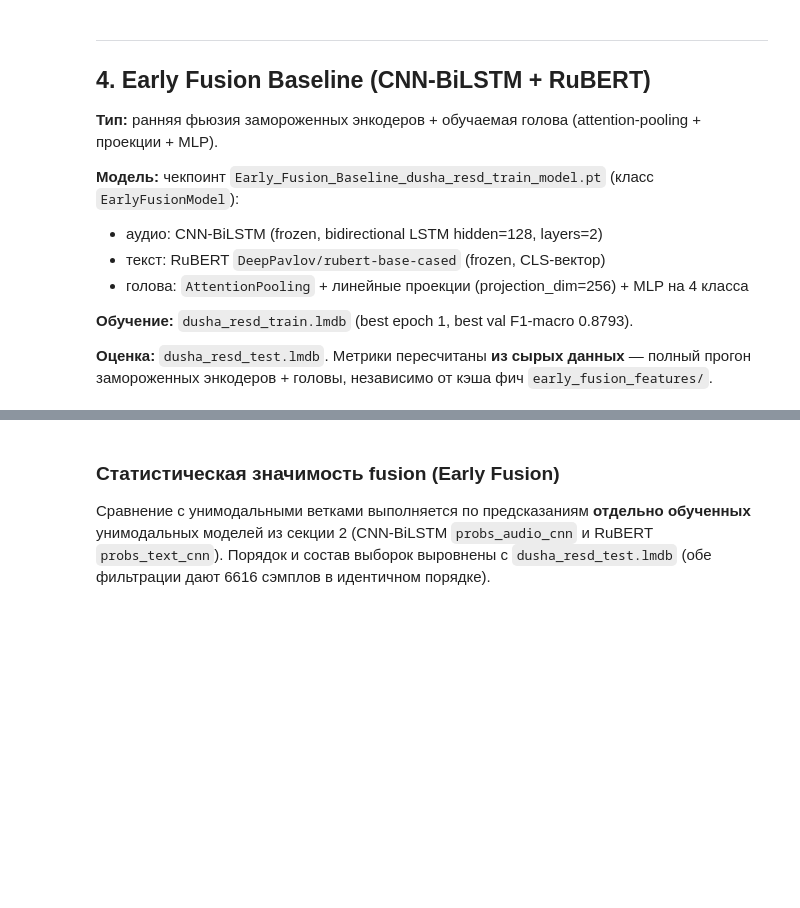
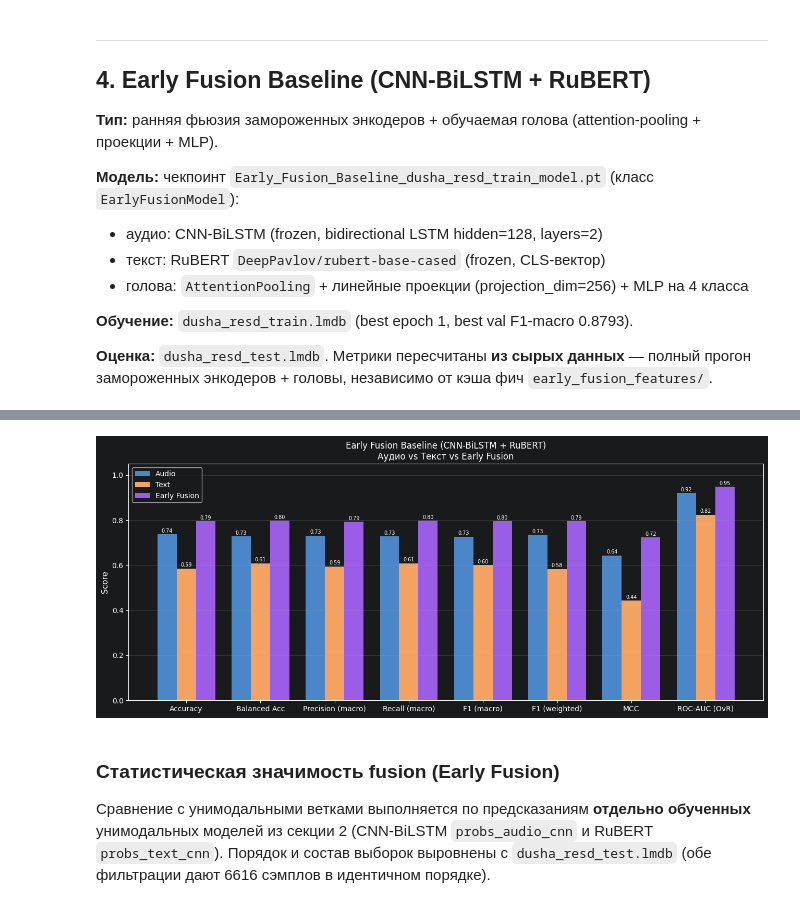
Before and after one commit to Natl1s/RuIntona, a Jupyter notebook: ruintona/my_experiments/model_analise/multimodal_models_analise.ipynb, the cells around one changed output, grey strips where cells are left out. Cells and saved outputs as stored; diff of their text form; code cells hidden in the pictures; blank space fills up the shorter version.

Commit message:
add comparing graphic for early fusion

```diff
--- a/ruintona/my_experiments/model_analise/multimodal_models_analise.ipynb
+++ b/ruintona/my_experiments/model_analise/multimodal_models_analise.ipynb
@@ -890,3 +926,34 @@ Some weights of the model checkpoint at DeepPavlov/rubert-base-cased were not us
+# %%
+y_pred_audio_ef = np.argmax(probs_audio_cnn, axis=1)
+y_pred_text_ef = np.argmax(probs_text_cnn, axis=1)
+y_pred_ef_plot = np.argmax(probs_ef, axis=1)
+
+m_audio_ef = compute_classification_metrics(y_true_ef, y_pred_audio_ef, probs_audio_cnn)
+m_text_ef = compute_classification_metrics(y_true_ef, y_pred_text_ef, probs_text_cnn)
+m_ef_plot = compute_classification_metrics(y_true_ef, y_pred_ef_plot, probs_ef)
+
+x_ef = np.arange(len(METRIC_ORDER))
+width_ef = 0.26
+fig, ax = plt.subplots(figsize=(13, 5.5))
+ax.bar(x_ef - width_ef, [m_audio_ef[k] for k in METRIC_ORDER], width_ef,
+       label='Audio', color='#4a86c8')
+ax.bar(x_ef, [m_text_ef[k] for k in METRIC_ORDER], width_ef,
+       label='Text', color='#f4a261')
+ax.bar(x_ef + width_ef, [m_ef_plot[k] for k in METRIC_ORDER], width_ef,
+       label='Early Fusion', color='#9b5de5')
+ax.set_xticks(x_ef)
+ax.set_xticklabels([METRIC_LABELS[k] for k in METRIC_ORDER], fontsize=10)
+ax.set_ylim(0, 1.05)
+ax.set_ylabel('Score', fontsize=11)
+ax.set_title('Early Fusion Baseline (CNN-BiLSTM + RuBERT)\nАудио vs Текст vs Early Fusion', fontsize=12)
+ax.legend(fontsize=10)
+ax.grid(axis='y', alpha=0.3)
+for container in ax.containers:
+    ax.bar_label(container, fmt='%.2f', fontsize=7, padding=1)
+plt.tight_layout()
+plt.show()
+# %% [output]
+[figure, added]
 # %% [markdown]
 ### Статистическая значимость fusion (Early Fusion)
 
```
Also changed, not shown: parts of 6 cells of this notebook, 2 other files.
